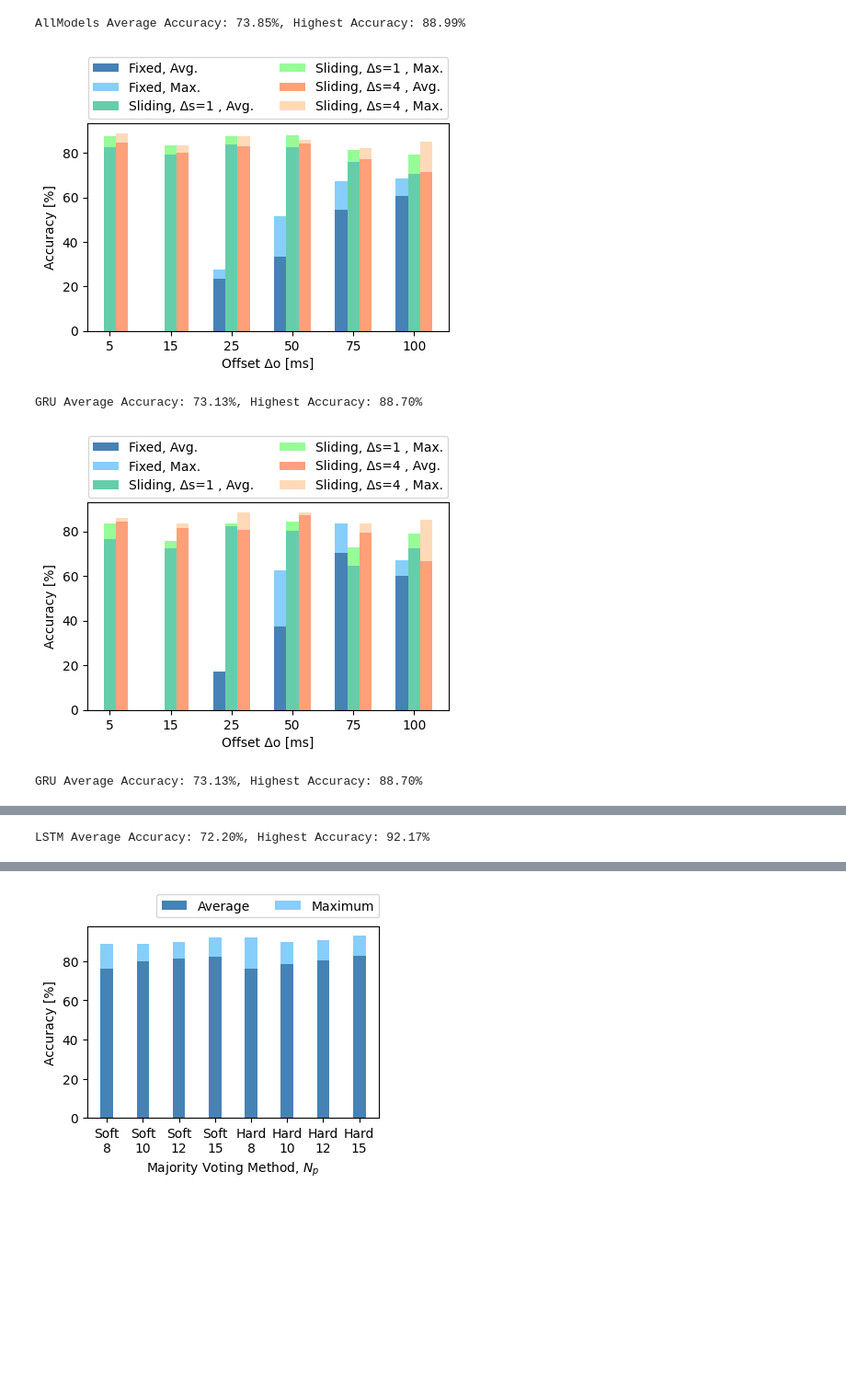
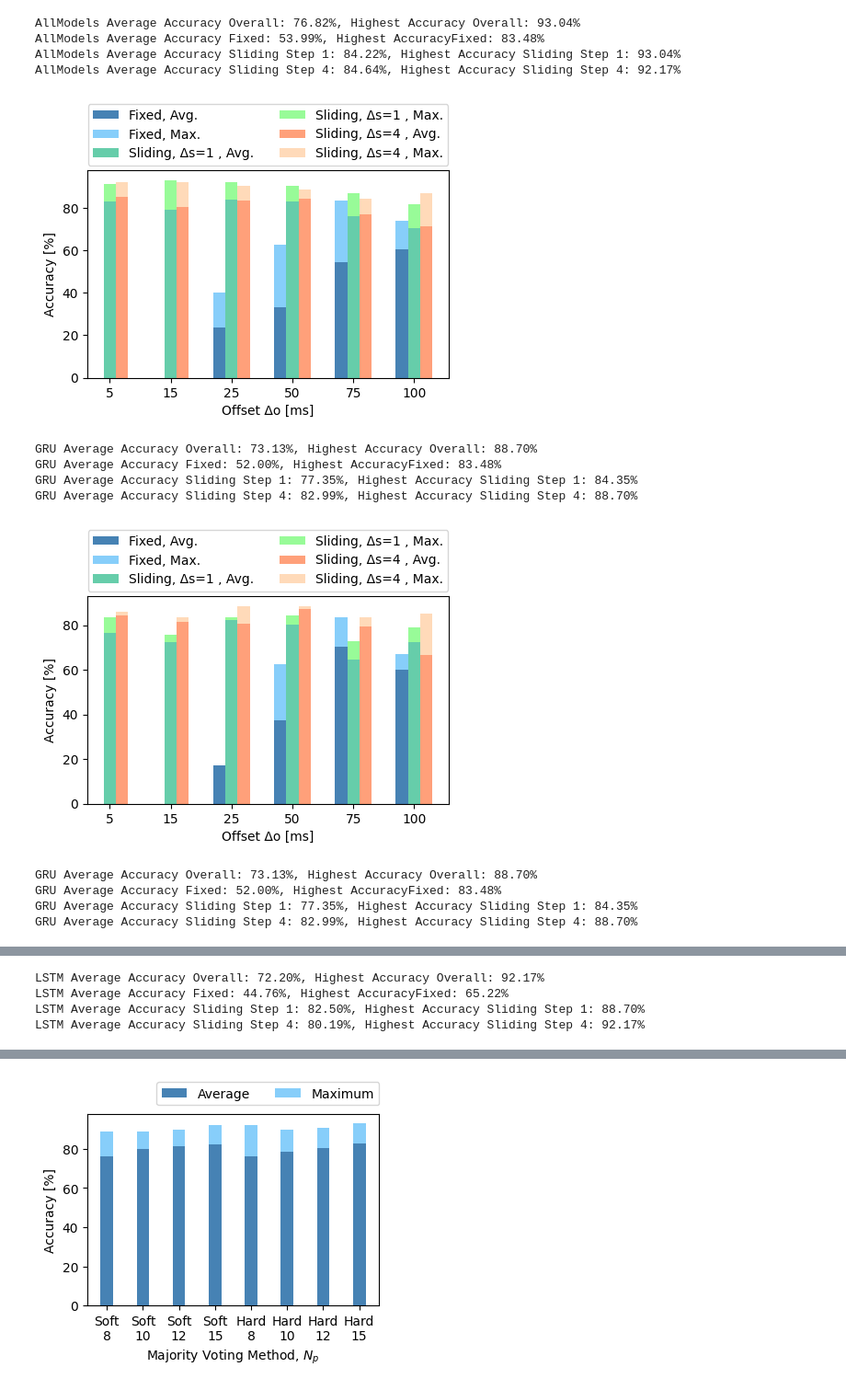
Before and after one commit to MarH19/HumanObjectDetection, a Jupyter notebook: Evaluation/OfflineTestResultPreprocessingComparison.ipynb, the cells around one changed output, grey strips where cells are left out. Shown at 92% size. Drawn from its saved outputs; the diff is of its cells as text; code cells hidden in the pictures; blank space fills up the shorter version.

Commit message:
fix preprocessing plot for all models

```diff
--- a/Evaluation/OfflineTestResultPreprocessingComparison.ipynb
+++ b/Evaluation/OfflineTestResultPreprocessingComparison.ipynb
@@ -74,11 +74,11 @@ def plot_preprocessing_comparison(model, model_df, plot_vertical=False):
     model_df_grouped = pd.DataFrame({
         'offset': model_df['offset'].unique(),
         'fixed_avg': model_df_fixed.groupby('offset')['Average'].mean(),
-        'fixed_highest': model_df_fixed.groupby('offset')['Highest'].mean(),
+        'fixed_highest': model_df_fixed.groupby('offset')['Highest'].max(),
         'sliding_step1_avg': model_df_sliding_step1.groupby('offset')['Average'].mean(),
-        'sliding_step1_highest': model_df_sliding_step1.groupby('offset')['Highest'].mean(),
+        'sliding_step1_highest': model_df_sliding_step1.groupby('offset')['Highest'].max(),
         'sliding_step4_avg': model_df_sliding_step4.groupby('offset')['Average'].mean(),
-        'sliding_step4_highest': model_df_sliding_step4.groupby('offset')['Highest'].mean(),
+        'sliding_step4_highest': model_df_sliding_step4.groupby('offset')['Highest'].max(),
     })
 
     fig, ax = plt.subplots(figsize=(4.8, (5 if plot_vertical else 4)))
@@ -108,52 +108,72 @@ def plot_preprocessing_comparison(model, model_df, plot_vertical=False):
     ax.bar(r3, model_df_grouped['sliding_step4_highest'] - model_df_grouped['sliding_step4_avg'],
            bottom=model_df_grouped['sliding_step4_avg'], color='#FFDAB9', width=bar_width, label='Sliding Step 4 Highest')
 
-    flattened_values = model_df_grouped.drop(
-        columns=["offset"]).values.flatten()
-    flattened_values = flattened_values[~pd.isna(flattened_values)]
-    average_accuracy = flattened_values.mean()
-    highest_accuracy = flattened_values.max()
-    print(f"{model} Average Accuracy: {average_accuracy:.2f}%, Highest Accuracy: {highest_accuracy:.2f}%")
+    def get_avg_max_accuracy(filtered_df):
+        flattened_values = filtered_df.drop(columns=["offset"], errors='ignore').values.flatten()
+        flattened_values = flattened_values[~pd.isna(flattened_values)]
+        return flattened_values.mean(), flattened_values.max()
+
+    overall_avg, overall_max = get_avg_max_accuracy(model_df_grouped)
+    fixed_avg, fixed_max = get_avg_max_accuracy(model_df_grouped[['fixed_avg', 'fixed_highest']])
+    sliding_step1_avg, sliding_step1_max = get_avg_max_accuracy(model_df_grouped[['sliding_step1_avg', 'sliding_step1_highest']])
+    sliding_step4_avg, sliding_step4_max = get_avg_max_accuracy(model_df_grouped[['sliding_step4_avg', 'sliding_step4_highest']])
+    print(f"{model} Average Accuracy Overall: {overall_avg:.2f}%, Highest Accuracy Overall: {overall_max:.2f}%")
+    print(f"{model} Average Accuracy Fixed: {fixed_avg:.2f}%, Highest AccuracyFixed: {fixed_max:.2f}%")
+    print(f"{model} Average Accuracy Sliding Step 1: {sliding_step1_avg:.2f}%, Highest Accuracy Sliding Step 1: {sliding_step1_max:.2f}%")
+    print(f"{model} Average Accuracy Sliding Step 4: {sliding_step4_avg:.2f}%, Highest Accuracy Sliding Step 4: {sliding_step4_max:.2f}%")
+
 
     if plot_vertical:
-        ax.axhline(average_accuracy, color='#003366', linestyle='--',
+        ax.axhline(overall_avg, color='#003366', linestyle='--',
                    linewidth=1.5, alpha=0.6)
-        ax.axhline(highest_accuracy, color='#990000', linestyle='--',
+        ax.axhline(overall_max, color='#990000', linestyle='--',
                    linewidth=1.5, alpha=0.6)
 
     ax.set_xlabel('Offset Δo [ms]')
     ax.set_ylabel('Accuracy [%]')
 
     # ax.set_title(
     #    f'{model} Model Accuracies, Grouped by Offset and Window Preprocessing Parameters')
     ax.set_xticks([r + bar_width for r in range(len(model_df_grouped))])
     ax.set_xticklabels(model_df_grouped['offset'])
 
-    legend = [f'Average: {average_accuracy:.2f}%',
-              f'Maximum: {highest_accuracy:.2f}%'] if plot_vertical else []
+    legend = [f'Average: {overall_avg:.2f}%',
+              f'Maximum: {overall_max:.2f}%'] if plot_vertical else []
     legend += ['Fixed, Avg.', 'Fixed, Max.', 'Sliding, Δs=1 , Avg.',
                'Sliding, Δs=1 , Max.', 'Sliding, Δs=4 , Avg.', 'Sliding, Δs=4 , Max.']
     ax.legend(legend, loc='upper center', bbox_to_anchor=(0.5, 1.35), ncol=2)
 
     plt.tight_layout()
 
     suffix = f"_MaxAvg" if plot_vertical else ""
     plt.savefig(Path.cwd() / "OfflinePreprocessingComparison" /
                 f"{model}_Accuracies_PreprocessingComparison{suffix}.png", bbox_inches='tight', dpi=300)
 
     plt.show()
 
 
 plot_preprocessing_comparison("AllModels", df)
 for model, model_df in df.groupby("Model"):
     plot_preprocessing_comparison(model, model_df)
     plot_preprocessing_comparison(model, model_df, plot_vertical=True)
 # %% [output]
-AllModels Average Accuracy: 73.85%, Highest Accuracy: 88.99%
+AllModels Average Accuracy Overall: 76.82%, Highest Accuracy Overall: 93.04%
+AllModels Average Accuracy Fixed: 53.99%, Highest AccuracyFixed: 83.48%
+AllModels Average Accuracy Sliding Step 1: 84.22%, Highest Accuracy Sliding Step 1: 93.04%
+AllModels Average Accuracy Sliding Step 4: 84.64%, Highest Accuracy Sliding Step 4: 92.17%
-[figure, old version]
+[figure, new version]
-GRU Average Accuracy: 73.13%, Highest Accuracy: 88.70%
+GRU Average Accuracy Overall: 73.13%, Highest Accuracy Overall: 88.70%
+GRU Average Accuracy Fixed: 52.00%, Highest AccuracyFixed: 83.48%
+GRU Average Accuracy Sliding Step 1: 77.35%, Highest Accuracy Sliding Step 1: 84.35%
+GRU Average Accuracy Sliding Step 4: 82.99%, Highest Accuracy Sliding Step 4: 88.70%
 [figure]
-GRU Average Accuracy: 73.13%, Highest Accuracy: 88.70%
+GRU Average Accuracy Overall: 73.13%, Highest Accuracy Overall: 88.70%
+GRU Average Accuracy Fixed: 52.00%, Highest AccuracyFixed: 83.48%
+GRU Average Accuracy Sliding Step 1: 77.35%, Highest Accuracy Sliding Step 1: 84.35%
+GRU Average Accuracy Sliding Step 4: 82.99%, Highest Accuracy Sliding Step 4: 88.70%
 [figure]
-LSTM Average Accuracy: 72.20%, Highest Accuracy: 92.17%
+LSTM Average Accuracy Overall: 72.20%, Highest Accuracy Overall: 92.17%
+LSTM Average Accuracy Fixed: 44.76%, Highest AccuracyFixed: 65.22%
+LSTM Average Accuracy Sliding Step 1: 82.50%, Highest Accuracy Sliding Step 1: 88.70%
+LSTM Average Accuracy Sliding Step 4: 80.19%, Highest Accuracy Sliding Step 4: 92.17%
 [figure]
```
Also changed, not shown: parts of 1 cell of this notebook, 1 other file.
